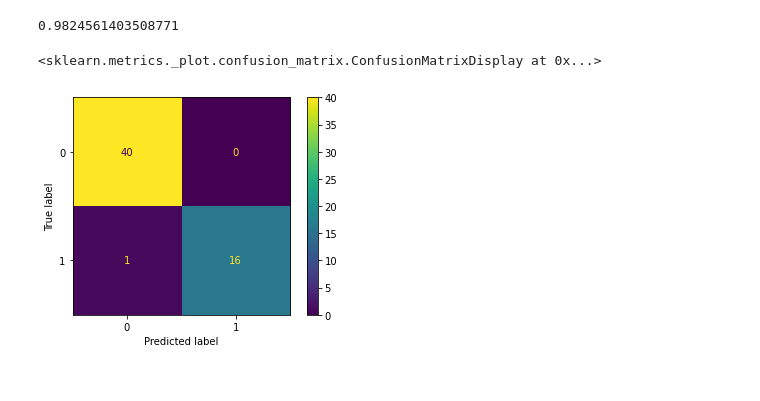
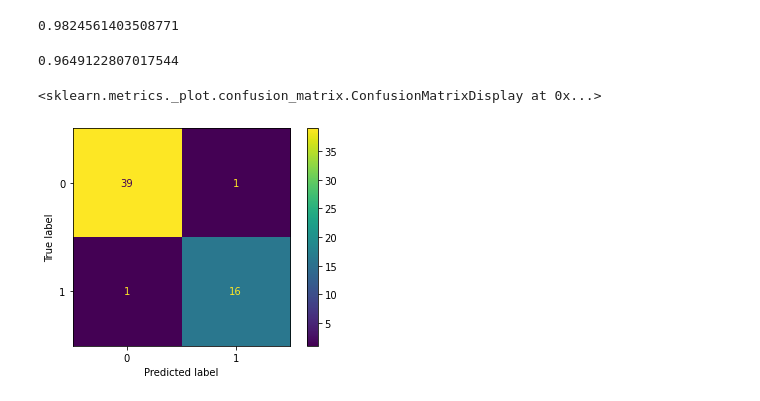
Before and after one commit to colinoy/BreastCancerPrediction, a Jupyter notebook: BreastCancer_EDA.ipynb, the cells around one changed output. Cells and saved outputs as stored; diff of their text form; code cells hidden in the pictures.

Commit message:
implemnting RandomForestClassifier algorithm

```diff
--- a/BreastCancer_EDA.ipynb
+++ b/BreastCancer_EDA.ipynb
@@ -254,6 +260,7 @@ from sklearn.preprocessing import MinMaxScaler
 from sklearn.preprocessing import StandardScaler
 
 scaler = MinMaxScaler()
+X_train, X_test, y_train, y_test = train_test_split(x, y, test_size= 0.1, random_state=42)
 
 scaler.fit(X_train)
 X_scaled = scaler.transform(X_train)
@@ -262,16 +269,44 @@ lr = LogisticRegression()
 lr.fit(X_scaled, y_train)
 pred = lr.predict(X_test_scaled)
 print(accuracy_score(y_test, pred))
+
+""" We can see that implemting minmax scaler improved the accuracy of the model a lot.
+We can even see that the confusion matrix is much better now.
+"""
+
+cm = confusion_matrix(y_test, pred, labels=lr.classes_)
+disp = ConfusionMatrixDisplay(confusion_matrix=cm,display_labels=lr.classes_)
+disp.plot()
 # %% [output]
 0.9824561403508771
-# %%
-""" We can see that implemting minmax scaler improved the accuracy of the model a lot.
-We can even see that the confusion matrix is much better now.
-"""
-
-cm = confusion_matrix(y_test, pred, labels=lr.classes_)
-disp = ConfusionMatrixDisplay(confusion_matrix=cm,display_labels=lr.classes_)
-disp.plot()
-# %% [output]
-<sklearn.metrics._plot.confusion_matrix.ConfusionMatrixDisplay at 0x...>
-[figure, removed]
+# %%
+"""
+implemting the random forest algorithm.
+Randon Forest is a classification algorithm that uses the decision trees to classify the data.
+Random Forest is a meta-algorithm that combines decision trees to create a strong classifier.
+Random forest, consists of a large number of individual decision trees that operate as an ensemble.
+Each individual tree in the random forest spits out a class prediction and the class with the most votes becomes our model's prediction
+"""
+##import the random forest algorithm
+from sklearn.ensemble import RandomForestClassifier
+
+rf = RandomForestClassifier(n_estimators=50, max_depth=5)
+"""n_estimators is the number of trees that we want to create
+max_depth is the maximum depth of the tree, the higher the depth the more complex the tree will be, in this case we set it to 5.
+max_depth should not be set to a very large value, otherwise the tree will be very complex and will not be able to learn anything, and will might cause overfitting
+#it's import to notice that our data is scaled using minmax scaler"""
+
+rf.fit(X_train, y_train)
+pred = rf.predict(X_test)
+print(accuracy_score(y_test, pred))
+
+##the results are slightly worse than the results of the logistic regression algorithm, but much better than the results of the KNN algorithm
+##let's look at the confusion matrix
+
+cm = confusion_matrix(y_test, pred, labels=rf.classes_)
+disp = ConfusionMatrixDisplay(confusion_matrix=cm,display_labels=rf.classes_)
+disp.plot()
+# %% [output]
+0.9649122807017544
+<sklearn.metrics._plot.confusion_matrix.ConfusionMatrixDisplay at 0x...>
+[figure, added]
```
Also changed, not shown: parts of 2 cells of this notebook.
